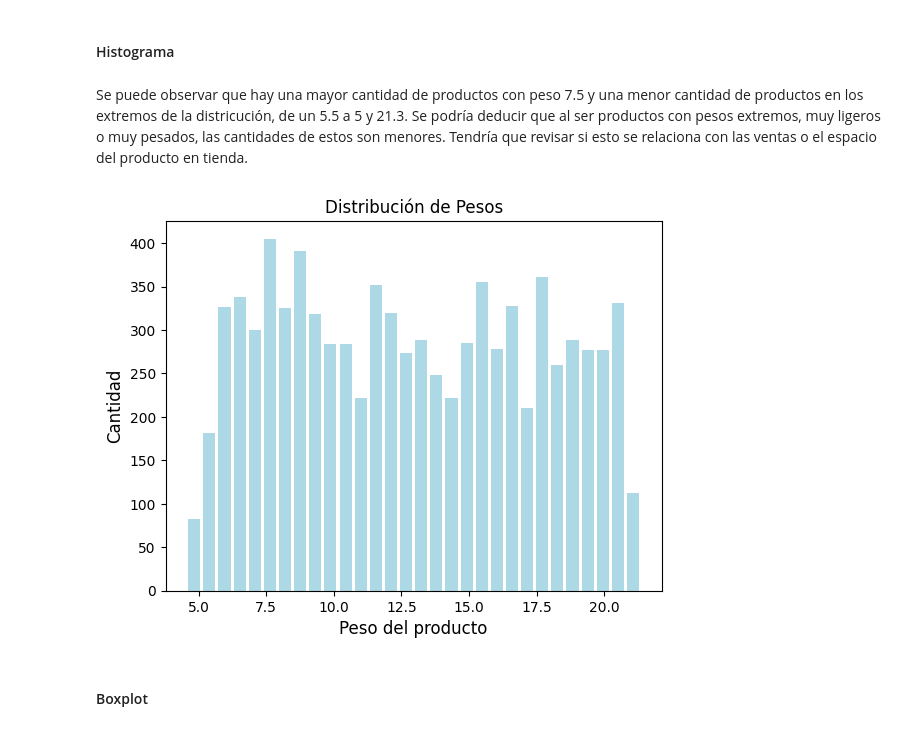
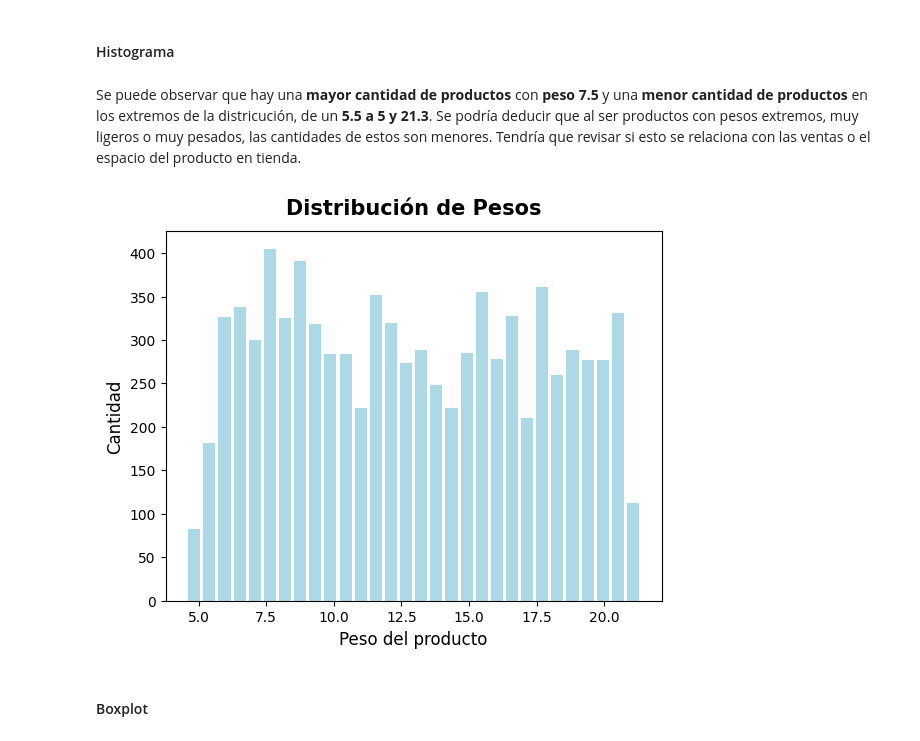
Before and after one commit to betsyvies/food-sales-predictions, a Jupyter notebook: food_sales_predictions.ipynb, the cells around one changed output. Saved outputs shown, nothing was run; the diff lists cells and outputs as text; code cells hidden in the pictures.

```diff
--- a/food_sales_predictions.ipynb
+++ b/food_sales_predictions.ipynb
@@ -319,19 +319,19 @@ df.describe()
 # %% [markdown]
 #### Histograma
 # %% [markdown]
-Se puede observar que hay una mayor cantidad de productos con peso 7.5 y una menor cantidad de productos en los extremos de la districución, de un 5.5 a 5 y 21.3. Se podría deducir que al ser productos con pesos extremos, muy ligeros o muy pesados, las cantidades de estos son menores. Tendría que revisar si esto se relaciona con las ventas o el espacio del producto en tienda.
+Se puede observar que hay una **mayor cantidad de productos** con **peso 7.5** y una **menor cantidad de productos** en los extremos de la districución, de un **5.5 a 5 y 21.3**. Se podría deducir que al ser productos con pesos extremos, muy ligeros o muy pesados, las cantidades de estos son menores. Tendría que revisar si esto se relaciona con las ventas o el espacio del producto en tienda.
 # %%
 weights = df["Item_Weight"]
 # %%
 plt.hist(weights, bins=30, rwidth=0.8, color='lightblue')
 
 plt.xlabel('Peso del producto', fontsize = 12);
 plt.ylabel('Cantidad', fontsize = 12);
-plt.title('Distribución de Pesos')
+plt.title('Distribución de Pesos', fontsize = 15, pad=12, weight= 'bold')
 
 plt.show()
 # %% [output]
-[figure, old version]
+[figure, new version]
 # %% [markdown]
 #### Boxplot
 # %% [markdown]
```
Also changed, not shown: parts of 12 cells of this notebook.
